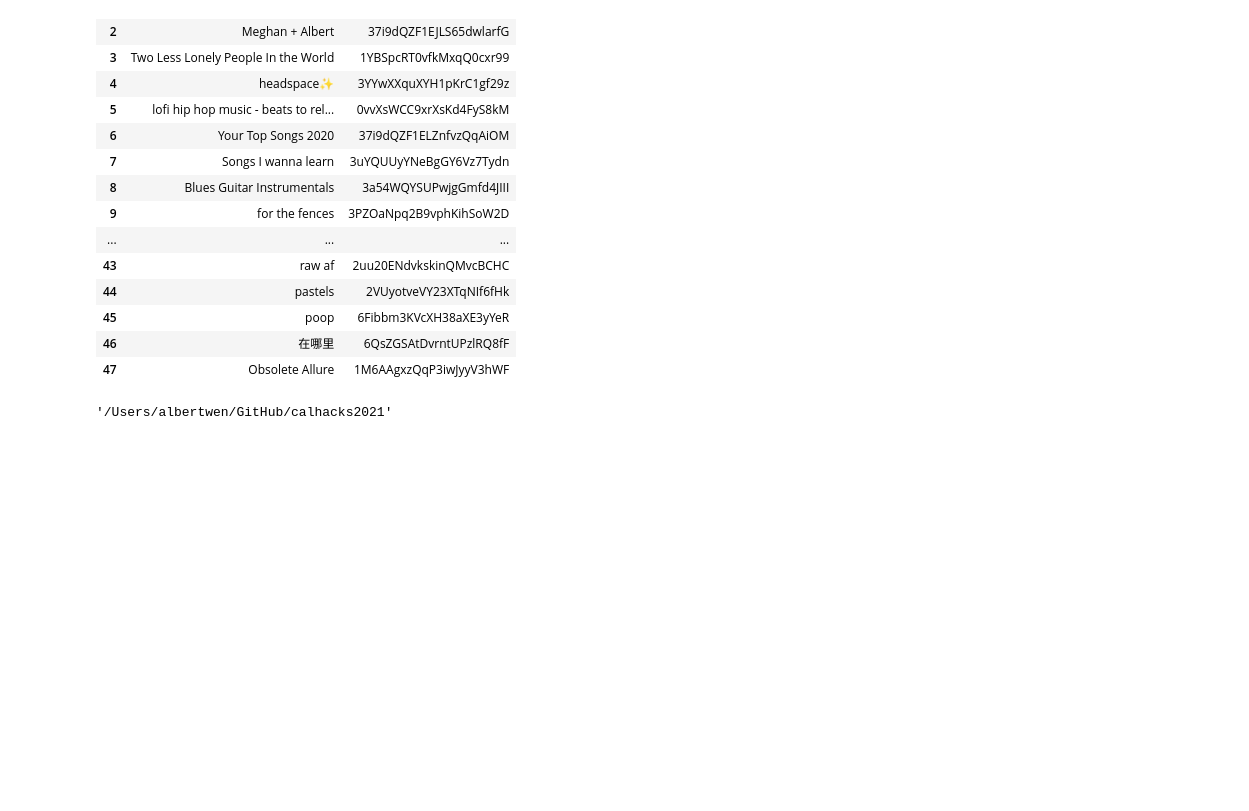
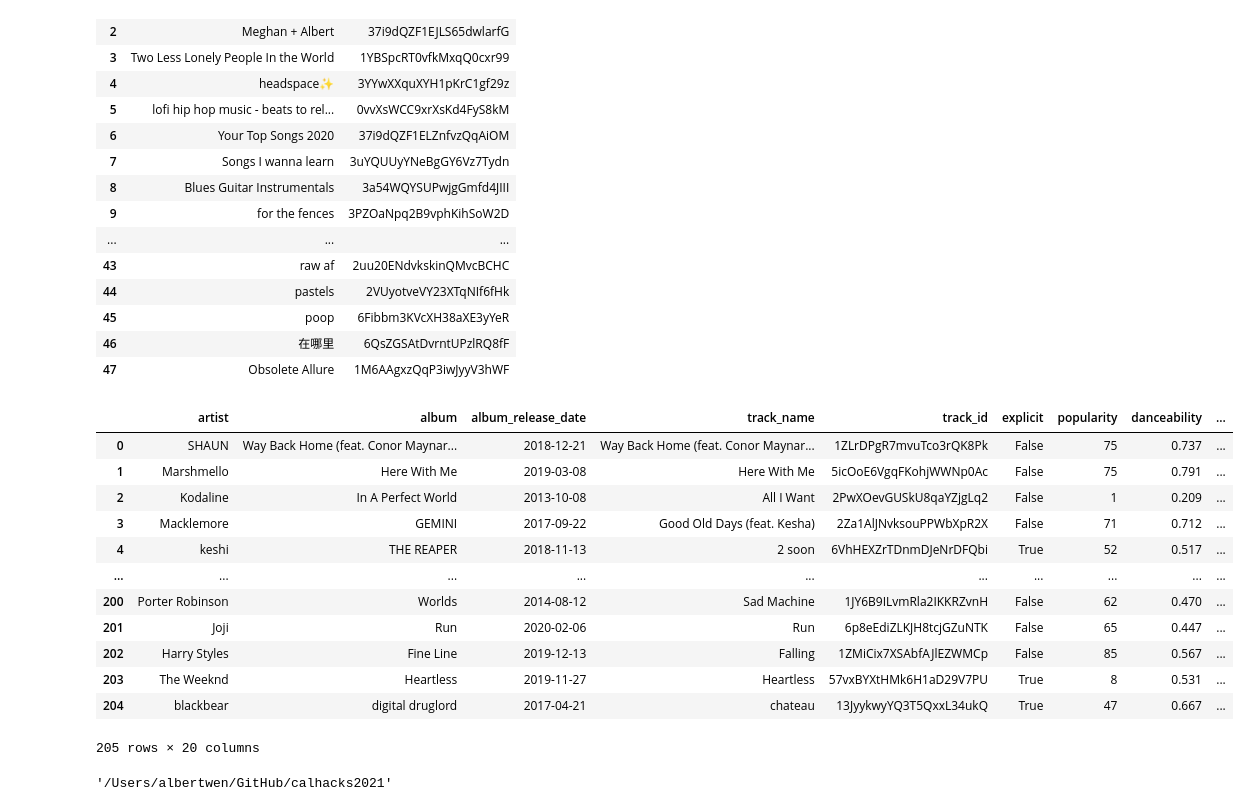
Before and after one commit to mcallisterdavid/calhacks2021, a Jupyter notebook: spotifyAPI.ipynb, the cells around one changed output. Drawn from its saved outputs; the diff is of its cells as text; code cells hidden in the pictures; blank space fills up the shorter version.

```diff
--- a/spotifyAPI.ipynb
+++ b/spotifyAPI.ipynb
@@ -81,12 +81,15 @@ def getPlaylistSongs(username, playlistID, token):
 
     if token:
         sp = spotipy.Spotify(auth=token)
-        results = sp.user_playlist_tracks(username, playlistID)
+        results = sp.user_playlist_tracks(username, playlistID, limit=70)
         tracks = results['items']
 
-        while results['next']:
+        # query time: 100 songs, ~16 seconds; 200 songs, ~40 seconds
+        pages = 0
+        while results['next'] and pages < 2:
             results = sp.next(results)
             tracks.extend(results['items'])
+            pages += 1
 
         for item in tracks:
             track = item['track']
@@ -98,33 +101,47 @@ def getPlaylistSongs(username, playlistID, token):
             features['added_time'] = item['added_at']
             if len(track['album']['artists']) > 0:
                 features['artist'] = track['album']['artists'][0]['name']
             else:
                 features['artist'] = None
             features['album_release_date'] = track['album']['release_date']
             features['album'] = track['album']['name']
             features['track_name'] = track['name']
             features['track_id'] = track['id']
             features['explicit'] = track['explicit']
             features['popularity'] = track['popularity']
 
             # get audio features
             if features['track_id'] == None or sp.audio_features(features['track_id']) == None:
                 continue
 
             audio_features = sp.audio_features(features['track_id'])[0]
             for feature in features_list[7:]: # this splice is hard coded, must update if changing features
                 features[feature] = audio_features[feature]
 
             # concat dataframes
             track_df = pd.DataFrame(features, index=[0])
             df = pd.concat([df, track_df], ignore_index=True)
 
         return df
     else:
         return ("Can't get token for", username)
 
 playlistSongs = getPlaylistSongs(username, "46KhL8DsgM6QHP7z0UZmtH", token)
 playlistSongs
+# %% [output]
+|  | artist | album | album_release_date | track_name | track_id | explicit | popularity | danceability | ... |
+| 0 | SHAUN | Way Back Home (feat. Conor Maynar... | 2018-12-21 | Way Back Home (feat. Conor Maynar... | 1ZLrDPgR7mvuTco3rQK8Pk | False | 75 | 0.737 | ... |
+| 1 | Marshmello | Here With Me | 2019-03-08 | Here With Me | 5icOoE6VgqFKohjWWNp0Ac | False | 75 | 0.791 | ... |
+| 2 | Kodaline | In A Perfect World | 2013-10-08 | All I Want | 2PwXOevGUSkU8qaYZjgLq2 | False | 1 | 0.209 | ... |
+| 3 | Macklemore | GEMINI | 2017-09-22 | Good Old Days (feat. Kesha) | 2Za1AlJNvksouPPWbXpR2X | False | 71 | 0.712 | ... |
+| 4 | keshi | THE REAPER | 2018-11-13 | 2 soon | 6VhHEXZrTDnmDJeNrDFQbi | True | 52 | 0.517 | ... |
+| ... | ... | ... | ... | ... | ... | ... | ... | ... | ... |
+| 200 | Porter Robinson | Worlds | 2014-08-12 | Sad Machine | 1JY6B9ILvmRla2IKKRZvnH | False | 62 | 0.470 | ... |
+| 201 | Joji | Run | 2020-02-06 | Run | 6p8eEdiZLKJH8tcjGZuNTK | False | 65 | 0.447 | ... |
+| 202 | Harry Styles | Fine Line | 2019-12-13 | Falling | 1ZMiCix7XSAbfAJlEZWMCp | False | 85 | 0.567 | ... |
+| 203 | The Weeknd | Heartless | 2019-11-27 | Heartless | 57vxBYXtHMk6H1aD29V7PU | True | 8 | 0.531 | ... |
+| 204 | blackbear | digital druglord | 2017-04-21 | chateau | 13JyykwyYQ3T5QxxL34ukQ | True | 47 | 0.667 | ... |
+205 rows × 20 columns
 # %%
 import os
 os.getcwd()
```
Also changed, not shown: parts of 10 cells of this notebook.
